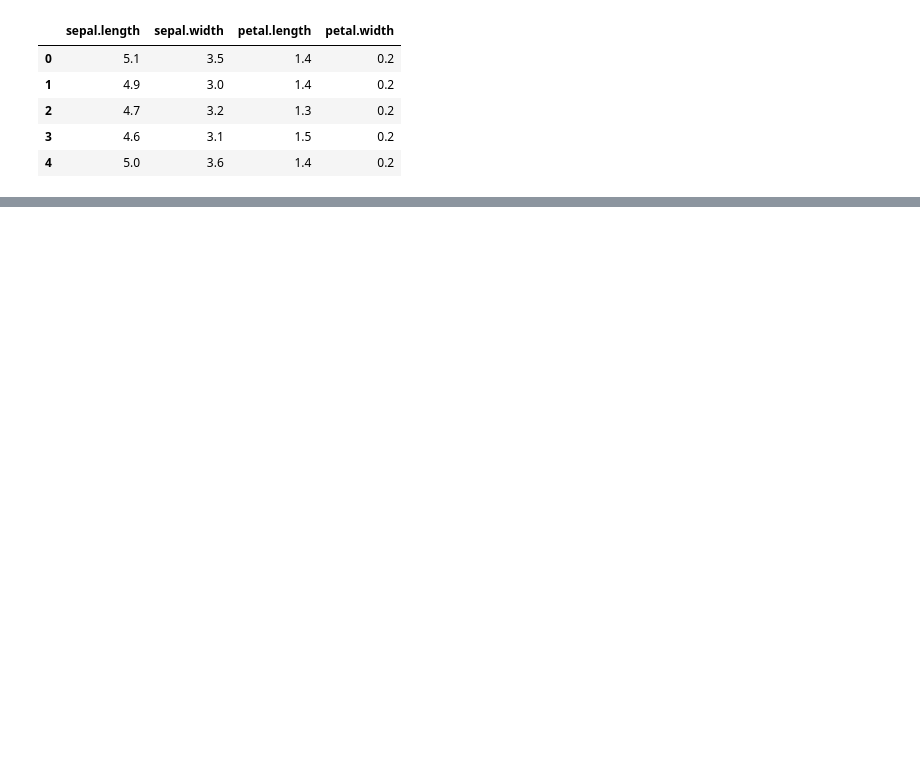
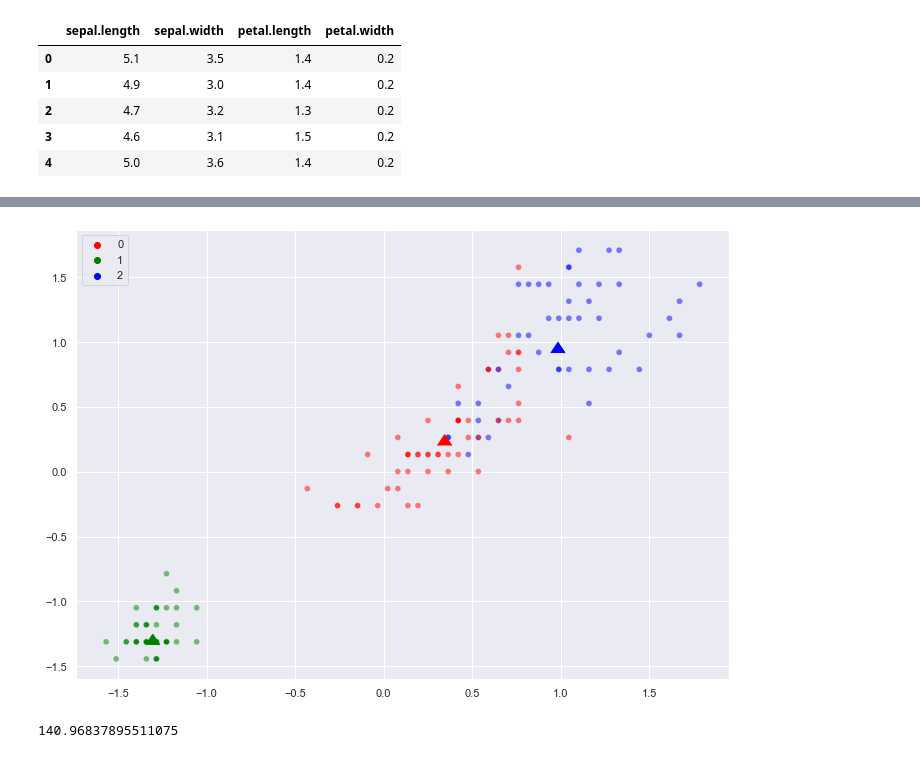
Before and after one commit to juanantunez/fundamento_de_informatica1, a Jupyter notebook: para_2do_parcial_fundinfo/teoria_cs_datos/clistering.ipynb, the cells around one changed output, grey strips where cells are left out. Cells and saved outputs as stored; diff of their text form; code cells hidden in the pictures; blank space fills up the shorter version.

```diff
--- a/para_2do_parcial_fundinfo/teoria_cs_datos/clistering.ipynb
+++ b/para_2do_parcial_fundinfo/teoria_cs_datos/clistering.ipynb
@@ -63,0 +63,6 @@ TypeError: float() argument must be a string or a real number, not 'AxesSubplot'
+# %%
+from sklearn.cluster import KMeans, DBSCAN #Para usar kmeans
+
+k = 3  #definimos la cantidad de clusters
+kmeans = KMeans(n_clusters = k, init="random", n_init=10, max_iter=300, random_state=123457) #tomamos los centroides de forma aleatoria y definimos un máximo de 300 iteraciones
+kmeans.fit(iris_escaleado)  #aplicamos el método a nuestros datos
@@ -71,0 +141,12 @@ NameError: name 'KMeans' is not defined
+# %%
+import seaborn as sns
+colores = ["red", "green", "blue"]#Colores
+g=sns.set(rc={"figure.figsize":(11.7,8.27)}) #Tamaño (esto lo agrego guille)
+g = sns.scatterplot(x = iris_escaleado[:,2], y = iris_escaleado[:, 3], hue = kmeans.labels_, palette = colores, alpha = 0.5) #Grafica puntos
+g = sns.scatterplot(x = kmeans.cluster_centers_[:,2], y = kmeans.cluster_centers_[:,3], zorder = 10, palette = colores, hue = [0, 1, 2], legend = False, marker=6, s=200) #Pone centroides en el gráfico (traingulos que muestran las distancias)
+# %% [output]
+[figure, added]
+# %%
+print(kmeans.inertia_ ) #hasta aca no sabemos si esa inercia es confiable o no, para ello debemos hacer grafico y iri comparando
+# %% [output]
+140.96837895511075
```
Also changed, not shown: parts of 27 cells of this notebook, 2 other files.
